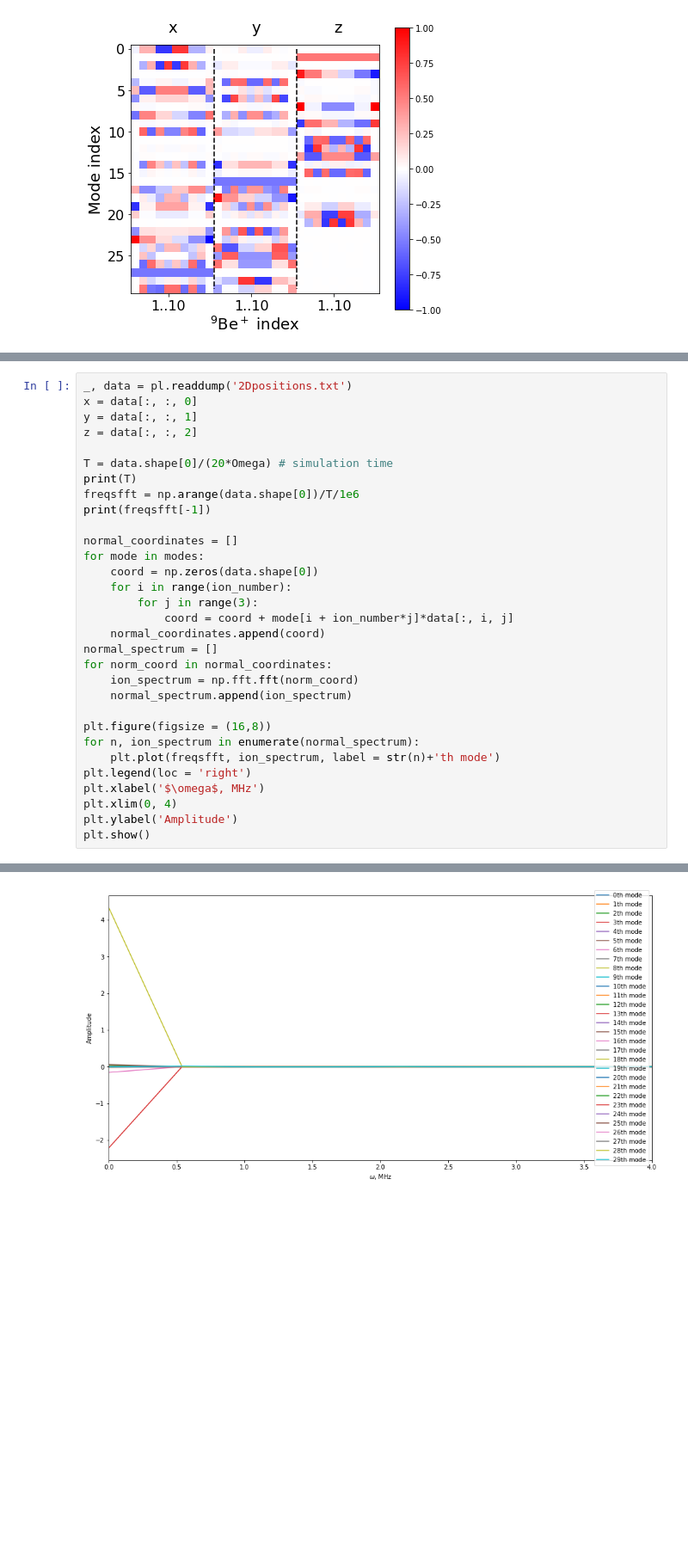
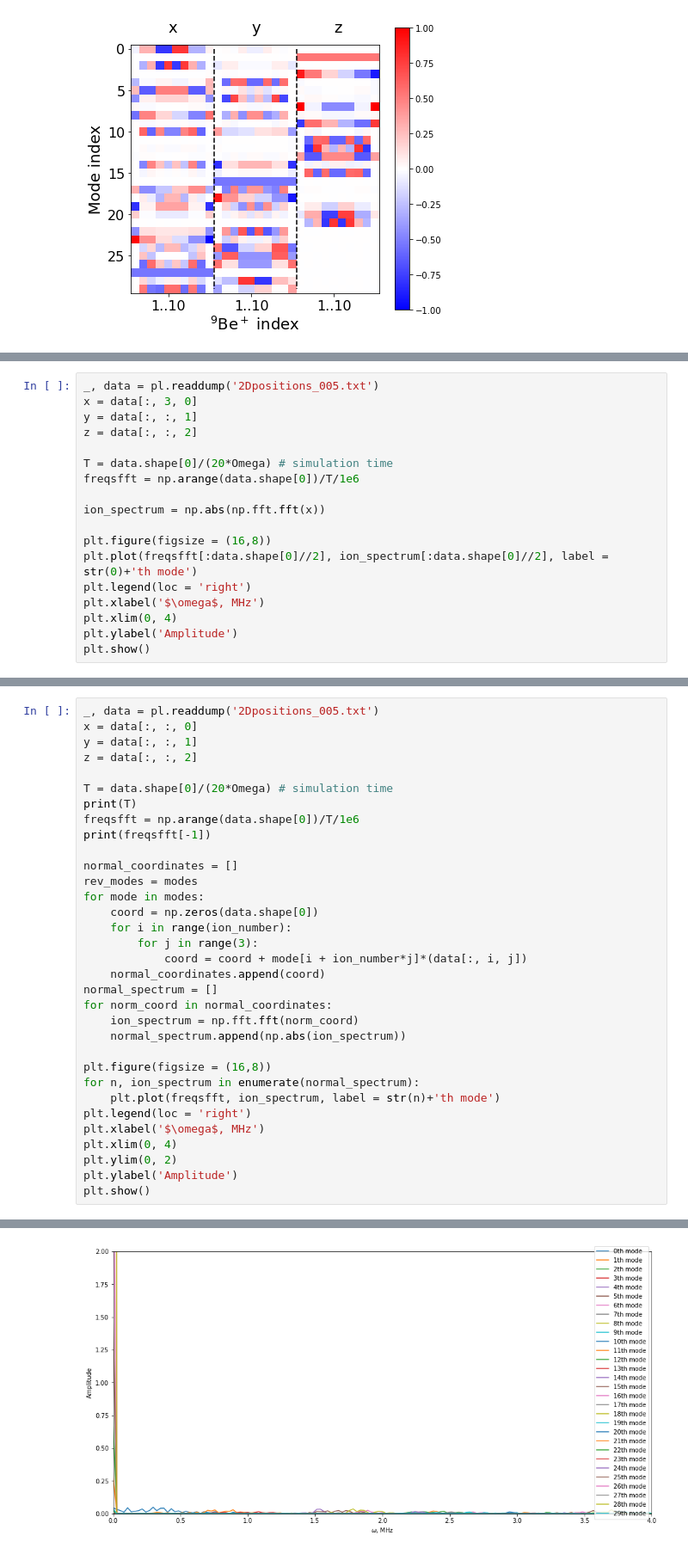
Before and after one commit to underforestaaa/Sion, a Jupyter notebook: examples/2D_crystal_modes.ipynb, the cells around one changed output, grey strips where cells are left out. Shown at 86% size. Drawn from its saved outputs; the diff is of its cells as text; blank space fills up the shorter version.

```diff
--- a/examples/2D_crystal_modes.ipynb
+++ b/examples/2D_crystal_modes.ipynb
@@ -270,0 +293,18 @@ Saving attributes to 2d_crystal_modes.h5
+# %%
+_, data = pl.readdump('2Dpositions_005.txt')
+x = data[:, 3, 0]
+y = data[:, :, 1]
+z = data[:, :, 2]
+
+T = data.shape[0]/(20*Omega) # simulation time
+freqsfft = np.arange(data.shape[0])/T/1e6
+
+ion_spectrum = np.abs(np.fft.fft(x))
+
+plt.figure(figsize = (16,8))
+plt.plot(freqsfft[:data.shape[0]//2], ion_spectrum[:data.shape[0]//2], label = str(0)+'th mode')
+plt.legend(loc = 'right')
+plt.xlabel('$\omega$, MHz')
+plt.xlim(0, 4)
+plt.ylabel('Amplitude')
+plt.show()
@@ -271,5 +313,5 @@ Saving attributes to 2d_crystal_modes.h5
 # %%
-_, data = pl.readdump('2Dpositions.txt')
+_, data = pl.readdump('2Dpositions_005.txt')
 x = data[:, :, 0]
 y = data[:, :, 1]
 z = data[:, :, 2]
@@ -280,16 +322,17 @@ freqsfft = np.arange(data.shape[0])/T/1e6
 print(freqsfft[-1])
 
 normal_coordinates = []
+rev_modes = modes
 for mode in modes:
     coord = np.zeros(data.shape[0])
     for i in range(ion_number):
         for j in range(3):
-            coord = coord + mode[i + ion_number*j]*data[:, i, j]
+            coord = coord + mode[i + ion_number*j]*(data[:, i, j])
     normal_coordinates.append(coord)
 normal_spectrum = []
 for norm_coord in normal_coordinates:
     ion_spectrum = np.fft.fft(norm_coord)
-    normal_spectrum.append(ion_spectrum)
+    normal_spectrum.append(np.abs(ion_spectrum))
 
 plt.figure(figsize = (16,8))
 for n, ion_spectrum in enumerate(normal_spectrum):
@@ -297,6 +340,7 @@ for n, ion_spectrum in enumerate(normal_spectrum):
 plt.legend(loc = 'right')
 plt.xlabel('$\omega$, MHz')
 plt.xlim(0, 4)
+plt.ylim(0, 2)
 plt.ylabel('Amplitude')
 plt.show()
 # %% [output]
@@ -305 +349 @@ plt.show()
-[figure, old version]
+[figure, new version]
```
Also changed, not shown: parts of 14 cells of this notebook, 1 other file.
